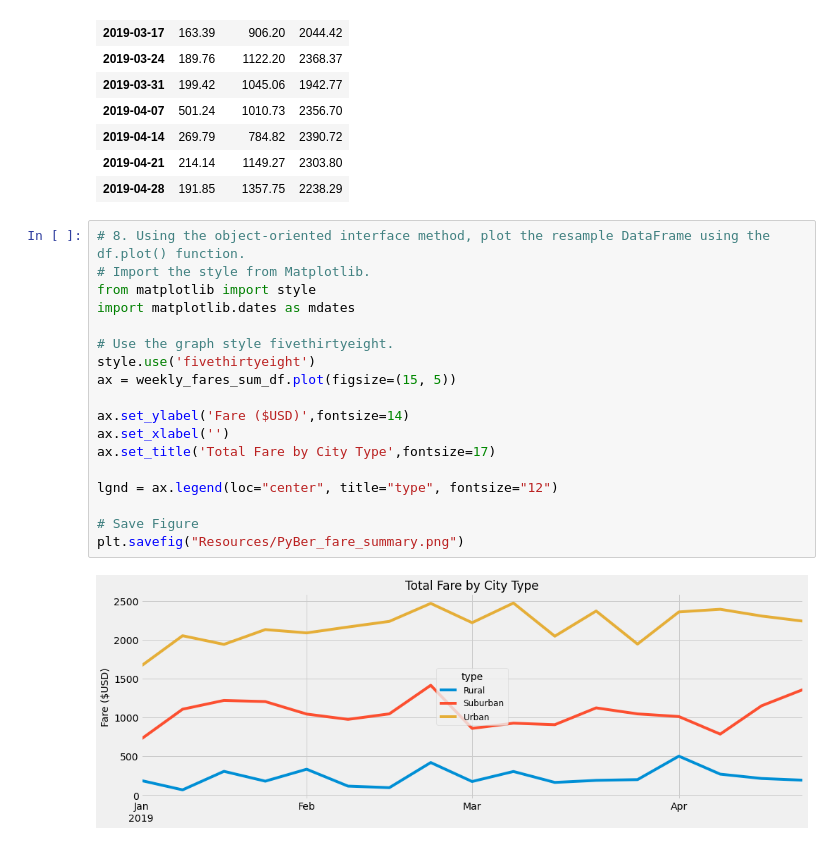
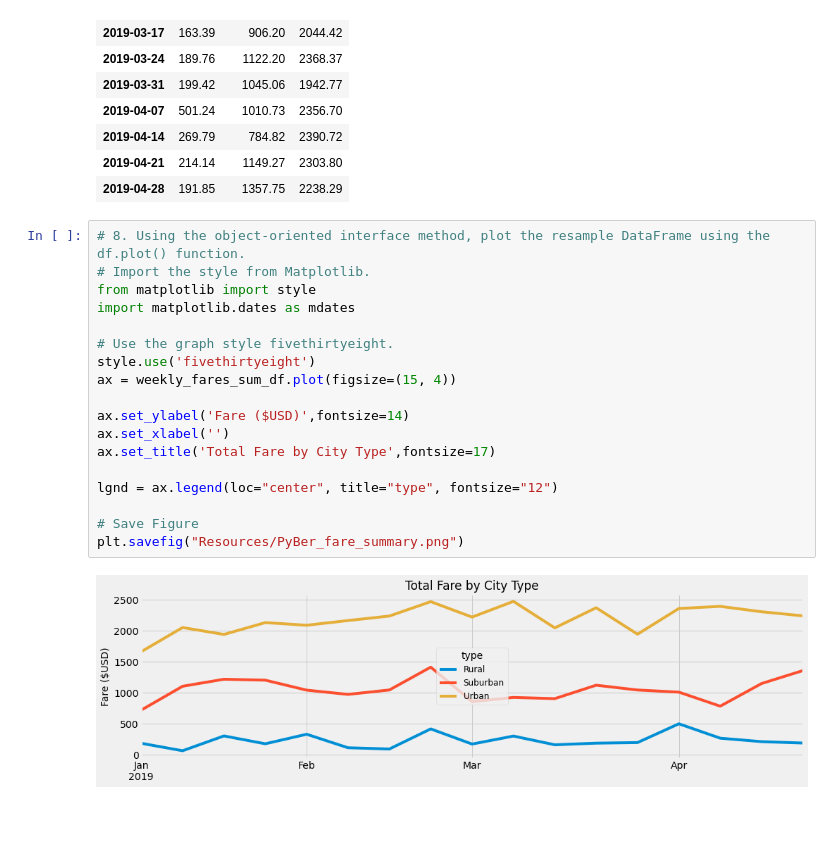
Before and after one commit to sumaiyasilim/PyBer_Analysis, a Jupyter notebook: PyBer_Challenge.ipynb, the cells around one changed output. Cells and saved outputs as stored; diff of their text form; blank space fills up the shorter version.

```diff
--- a/PyBer_Challenge.ipynb
+++ b/PyBer_Challenge.ipynb
@@ -247,20 +247,20 @@ weekly_fares_sum_df
 # %%
 # 8. Using the object-oriented interface method, plot the resample DataFrame using the df.plot() function.
 # Import the style from Matplotlib.
 from matplotlib import style
 import matplotlib.dates as mdates
 
 # Use the graph style fivethirtyeight.
 style.use('fivethirtyeight')
-ax = weekly_fares_sum_df.plot(figsize=(15, 5))
+ax = weekly_fares_sum_df.plot(figsize=(15, 4))
 
 ax.set_ylabel('Fare ($USD)',fontsize=14)
 ax.set_xlabel('')
 ax.set_title('Total Fare by City Type',fontsize=17)
 
 lgnd = ax.legend(loc="center", title="type", fontsize="12")
 
 # Save Figure
 plt.savefig("Resources/PyBer_fare_summary.png")
 # %% [output]
-[figure, old version]
+[figure, new version]
```
Also changed, not shown: 1 other file.
